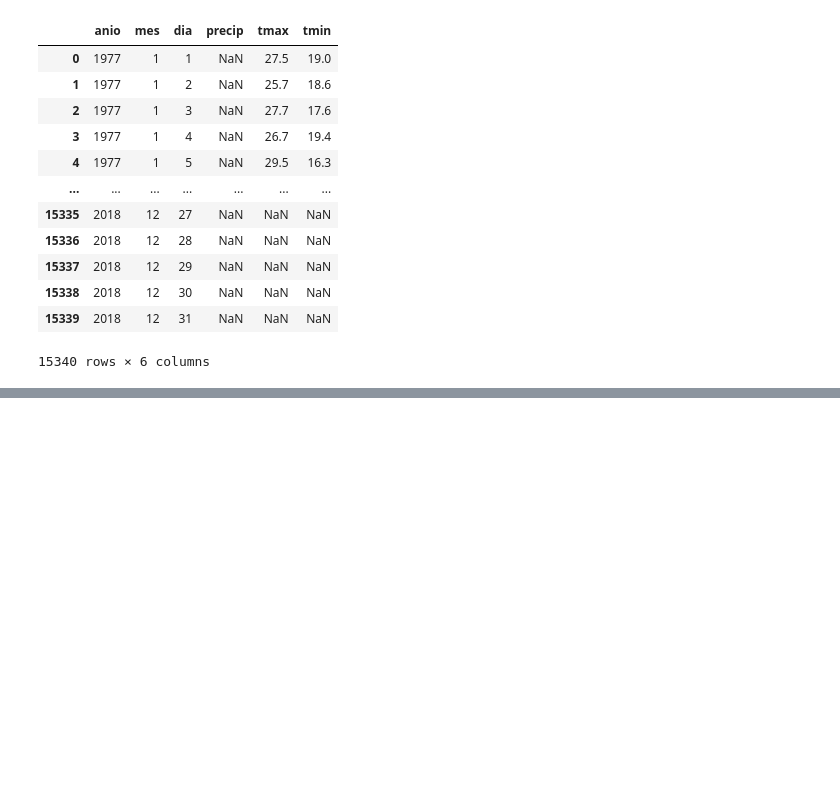
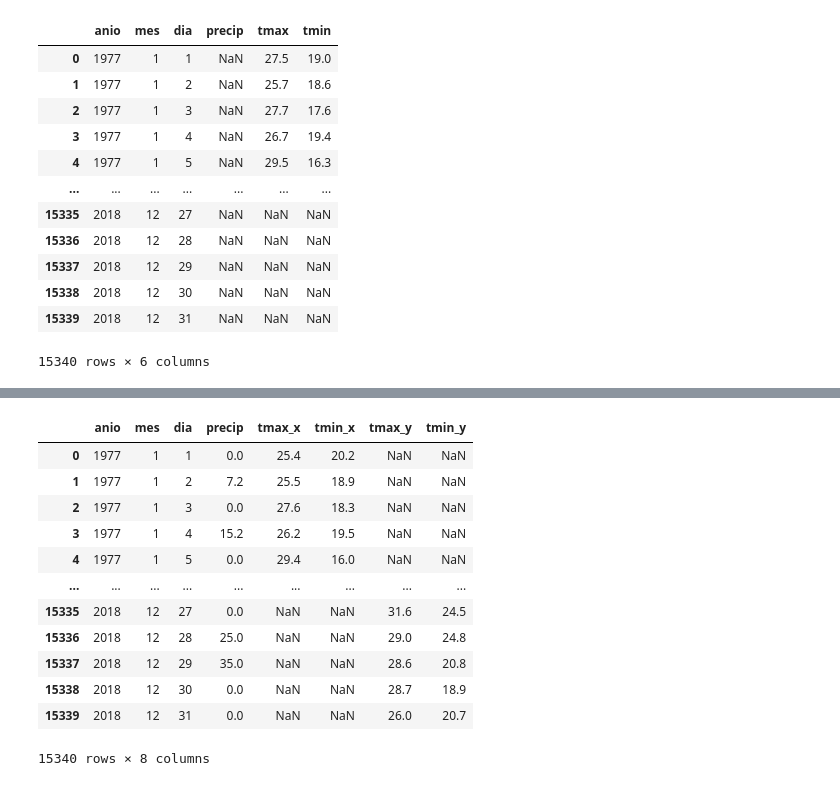
Before and after one commit to tomiambro/clusterai2020_grupo1, a Jupyter notebook: EDA_TrabajoFinal.ipynb, the cells around one changed output, grey strips where cells are left out. Drawn from its saved outputs; the diff is of its cells as text; code cells hidden in the pictures; blank space fills up the shorter version.

Commit message:
genere df de tmax y tmin 2018, df de precipitacion mergeados correctamente con los crudos (falta mergear tmax y tmin 2018)

```diff
--- a/EDA_TrabajoFinal.ipynb
+++ b/EDA_TrabajoFinal.ipynb
@@ -43,7 +43,19 @@ bsas_df
 21309 rows × 4 columns
 # %%
 #cargo archivos de precipitacion (ya estan separados por anio, mes, dia, prcp, tmax,tmin)
-precip_aeroparque_df = pd.read_csv("./data/87582_aerop_precip.csv",delimiter=',', na_values="-99.9") #datos desde 1960-2017
-precip_aeroparque_df= precip_aeroparque_df[['year','month','day','prcp']] #archivos 1977-2018
-precip_bsas_df= pd.read_csv("./data/87585_bsas_precip.csv",delimiter=',', na_values="-99.9") #datos desde 1960-2017
-precip_bsas_df=precip_bsas_df[['year','month','day','prcp']]
+aeroparque_df_precip = pd.read_csv("./data/87582_aerop_precip.csv",delimiter=',', na_values="-99.9") #datos desde 1960-2017
+precip_aeroparque_df= aeroparque_df_precip[['year','month','day','prcp']] #archivos 1977-2018
+
+bsas_df_precip= pd.read_csv("./data/87585_bsas_precip.csv",delimiter=',', na_values="-99.9") #datos desde 1960-2017
+precip_bsas_df=bsas_df_precip[['year','month','day','prcp']]
+# %%
+#selecciono tmax y tmin del 2018 de los archivos de precipitacion
+aerop_tmaxtmin = aeroparque_df_precip[['year','month','day','tmax','tmin']]
+aerop_tmaxtmin_18 =aerop_tmaxtmin.loc[ (aerop_tmaxtmin['year']==2018)]
+
+print(aerop_tmaxtmin_18)
+
+bsas_tmaxtmin = bsas_df_precip[['year','month','day','tmax','tmin']]
+bsas_tmaxtmin_18 =bsas_tmaxtmin.loc[ (bsas_tmaxtmin['year']==2018)]
+
+print(bsas_tmaxtmin_18)
@@ -50,5 +80,7 @@ precip_bsas_df=precip_bsas_df[['year','month','day','prcp']]
 # %%
 #renombro las columnas con los mismos nombres que los otros df
+
+#para los archivos de precipitacion
 precip_aeroparque_df = precip_aeroparque_df.rename(columns={
     'year':'anio',
     'month':'mes',
@@ -65,6 +97,24 @@ precip_bsas_df = precip_bsas_df.rename(columns={
 
 print(f'Head pp_aeroparque: \n{precip_aeroparque_df.head()}\r\n')
 print(f'Head pp_bsas: \n{precip_bsas_df.head()}\r\n')
+
+
+#para los archivos de tmax y tmin del 2018
+
+aerop_tmaxtmin_18 = aerop_tmaxtmin_18.rename(columns={
+    'year':'anio',
+    'month':'mes',
+    'day':'dia'
+})
+
+bsas_tmaxtmin_18 = bsas_tmaxtmin_18.rename(columns={
+    'year':'anio',
+    'month':'mes',
+    'day':'dia'
+})
+
+print(f'Head tmaxtmin18_aeroparque: \n{aerop_tmaxtmin_18.head()}\r\n')
+print(f'Head tmaxtmin18_bsas: \n{bsas_tmaxtmin_18.head()}\r\n')
 # %% [output]
 Head pp_aeroparque:
    anio  mes  dia  precip
@@ -359,0 +422,18 @@ aeroparque_df_completo
+# %%
+#completo los datos de tmax y tmin para el anio 2018
+aeroparque_df_completo2 = pd.merge(aeroparque_df_completo, aerop_tmaxtmin_18, how='outer',on=['anio','mes','dia'])
+aeroparque_df_completo2 #arreglar!!
+# %% [output]
+|  | anio | mes | dia | precip | tmax_x | tmin_x | tmax_y | tmin_y |
+| 0 | 1977 | 1 | 1 | 0.0 | 25.4 | 20.2 | NaN | NaN |
+| 1 | 1977 | 1 | 2 | 7.2 | 25.5 | 18.9 | NaN | NaN |
+| 2 | 1977 | 1 | 3 | 0.0 | 27.6 | 18.3 | NaN | NaN |
+| 3 | 1977 | 1 | 4 | 15.2 | 26.2 | 19.5 | NaN | NaN |
+| 4 | 1977 | 1 | 5 | 0.0 | 29.4 | 16.0 | NaN | NaN |
+| ... | ... | ... | ... | ... | ... | ... | ... | ... |
+| 15335 | 2018 | 12 | 27 | 0.0 | NaN | NaN | 31.6 | 24.5 |
+| 15336 | 2018 | 12 | 28 | 25.0 | NaN | NaN | 29.0 | 24.8 |
+| 15337 | 2018 | 12 | 29 | 35.0 | NaN | NaN | 28.6 | 20.8 |
+| 15338 | 2018 | 12 | 30 | 0.0 | NaN | NaN | 28.7 | 18.9 |
+| 15339 | 2018 | 12 | 31 | 0.0 | NaN | NaN | 26.0 | 20.7 |
+15340 rows × 8 columns
```
Also changed, not shown: parts of 3 cells of this notebook.
